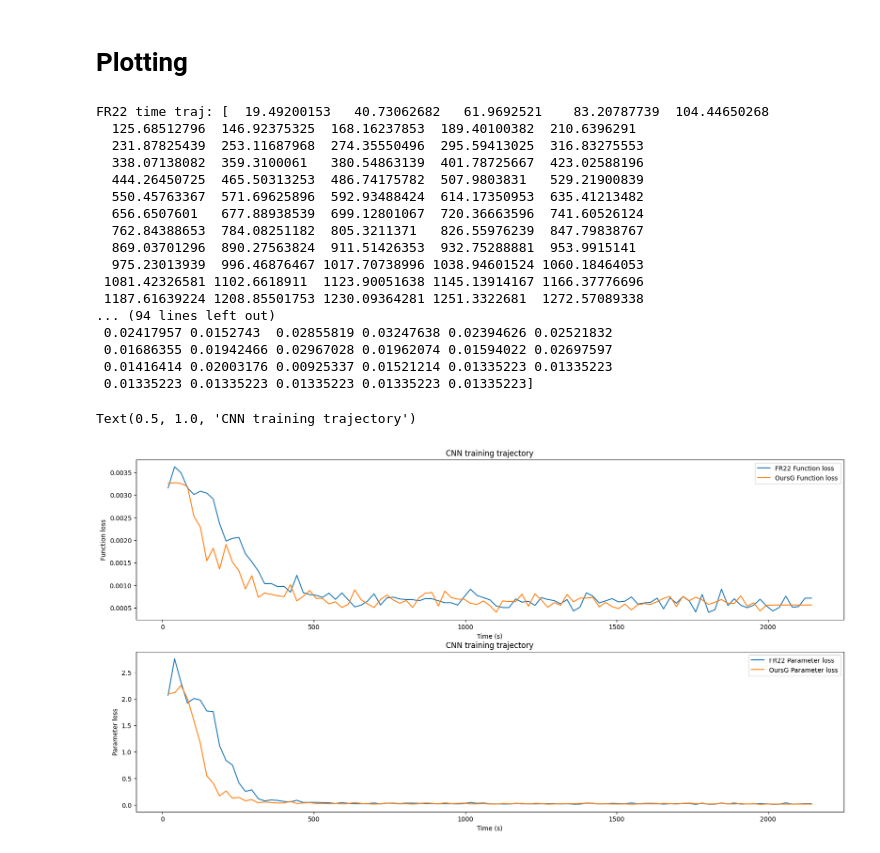
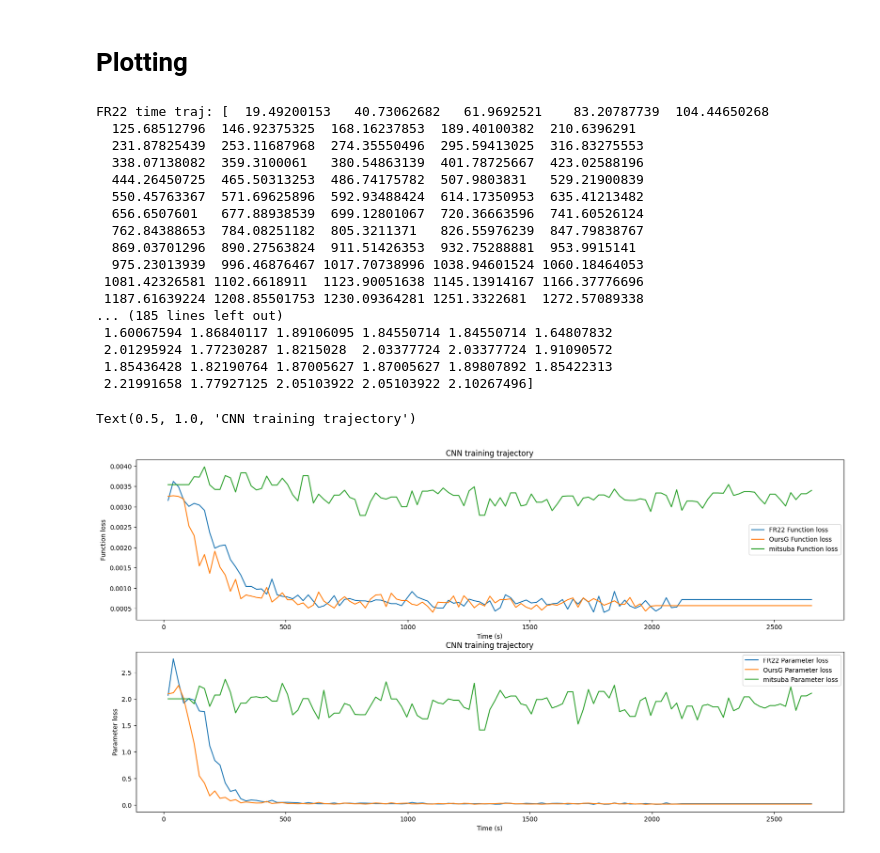
Before and after one commit to wangzican/prdpt2024, a Jupyter notebook: code/training_cnn.ipynb, the cells around one changed output. Saved outputs shown, nothing was run; the diff lists cells and outputs as text; code cells hidden in the pictures.

Commit message:
mitsuba

```diff
--- a/code/training_cnn.ipynb
+++ b/code/training_cnn.ipynb
@@ -205,0 +224,12 @@ Output color: tensor([[0.7832, 0.3062, 0.1735]], device='cuda:0', grad_fn=<Addmm
+# %%
+def mitsuba_grad(gt_image, output_param):
+    # out_param = dr.cuda.ad.Float(output_param.item()) if isinstance(gt_param, (int, float)) else dr.cuda.ad.TensorXf(output_param.reshape(gt_shape))
+    out_param = dr.cuda.ad.Float(output_param.item())
+    dr.enable_grad(out_param)
+    update_fn(out_param, p=ctx_args['params'], init_vpos=ctx_args['init_vpos'], mat_id=ctx_args['mat_id'])
+    rendering = mi.render(ctx_args['scene'], ctx_args['params'], seed=0, spp=ctx_args['spp'])
+
+    cur_img_loss = dr.mean((rendering - gt_image)**2)
+    dr.backward(cur_img_loss)
+
+    return dr.grad(out_param)
@@ -205,0 +306,7 @@ Output color: tensor([[0.7832, 0.3062, 0.1735]], device='cuda:0', grad_fn=<Addmm
+# %%
+n_params = 1
+torch.save(model.state_dict(), './results/CNN_mug/CNN_mug_mitsuba/CNN_mug_mitsuba_weights.pth')
+model = CNN(n_params)
+model.load_state_dict(torch.load('./results/CNN_mug/CNN_mug_mitsuba/CNN_mug_mitsuba_weights.pth', weights_only=True))
+model.eval()
+model.to(device)
@@ -205,0 +323,20 @@ Output color: tensor([[0.7832, 0.3062, 0.1735]], device='cuda:0', grad_fn=<Addmm
+# %%
+test_param, test_image = gen_data()
+output_param = model(test_image)*18
+gt_image = image_for_plotting(test_image)
+output_param = output_param.item() if isinstance(test_param, (int, float)) else output_param.reshape(test_param.shape)
+output_image = image_for_plotting(get_mts_rendering(output_param, update_fn, ctx_args))
+print(f'GT param: {test_param}')
+print(f'Output param: {output_param}')
+
+plt.subplot(1, 2, 1)
+plt.imshow(gt_image)
+plt.title('GT image')
+plt.axis('off')
+plt.subplot(1, 2, 2)
+plt.imshow(output_image)
+plt.title('Image rendered with output from CNN')
+plt.axis('off')
+plt.suptitle('Trained with FR22 gradient')
+plt.tight_layout()
+plt.show()
@@ -496,8 +639,8 @@ tensor([-0.0195], device='cuda:0', requires_grad=True)}
 fig, ax = plt.subplots(2, 1, figsize=(20, 10))
 task = 'CNN_mug'
 path = './results/' + task + '/'
-opts = ['FR22', 'G']#, 'cg', 'cg_HVP']
-opt_names = ['FR22', 'OursG']#, 'CG', 'CGHVP']
+opts = ['FR22', 'G', 'mitsuba']#, 'cg', 'cg_HVP']
+opt_names = ['FR22', 'OursG', 'mitsuba']#, 'CG', 'CGHVP']
 
 def round_to_nearest(times, new_times):
     return np.argmin(np.abs(new_times - times))
@@ -554,36 +697,36 @@ for i in range(len(opts)):
     ax[1].plot(times, param_loss.squeeze(), label=label_prefix+' Parameter loss')
 
 ax[0].legend()
 ax[1].legend()
 ax[0].set_xlabel('Time (s)')
 ax[0].set_ylabel('Function loss')
 ax[0].set_title(f'CNN training trajectory')
 ax[1].set_xlabel('Time (s)')
 ax[1].set_ylabel('Parameter loss')
 ax[1].set_title(f'CNN training trajectory')
 # save_path = './results/' + task + '/' + task + '_task.pdf'
 # plt.savefig(save_path, format='pdf')
 # ax[0,0].set_yscale('log')
 # ax[0,1].set_yscale('log')
 # save_path = './results/' + task + '/' + task + '_task_log.pdf'
 # plt.savefig(save_path, format='pdf')
 # %% [output]
 FR22 time traj: [  19.49200153   40.73062682   61.9692521    83.20787739  104.44650268
   125.68512796  146.92375325  168.16237853  189.40100382  210.6396291
   231.87825439  253.11687968  274.35550496  295.59413025  316.83275553
   338.07138082  359.3100061   380.54863139  401.78725667  423.02588196
   444.26450725  465.50313253  486.74175782  507.9803831   529.21900839
   550.45763367  571.69625896  592.93488424  614.17350953  635.41213482
   656.6507601   677.88938539  699.12801067  720.36663596  741.60526124
   762.84388653  784.08251182  805.3211371   826.55976239  847.79838767
   869.03701296  890.27563824  911.51426353  932.75288881  953.9915141
   975.23013939  996.46876467 1017.70738996 1038.94601524 1060.18464053
  1081.42326581 1102.6618911  1123.90051638 1145.13914167 1166.37776696
  1187.61639224 1208.85501753 1230.09364281 1251.3322681  1272.57089338
-... (94 lines left out)
- 0.02417957 0.0152743  0.02855819 0.03247638 0.02394626 0.02521832
- 0.01686355 0.01942466 0.02967028 0.01962074 0.01594022 0.02697597
- 0.01416414 0.02003176 0.00925337 0.01521214 0.01335223 0.01335223
- 0.01335223 0.01335223 0.01335223 0.01335223 0.01335223]
+... (185 lines left out)
+ 1.60067594 1.86840117 1.89106095 1.84550714 1.84550714 1.64807832
+ 2.01295924 1.77230287 1.8215028  2.03377724 2.03377724 1.91090572
+ 1.85436428 1.82190764 1.87005627 1.87005627 1.89807892 1.85422313
+ 2.21991658 1.77927125 2.05103922 2.05103922 2.10267496]
 Text(0.5, 1.0, 'CNN training trajectory')
-[figure, old version]
+[figure, new version]
```
Also changed, not shown: parts of 10 cells of this notebook, 7 other files.
